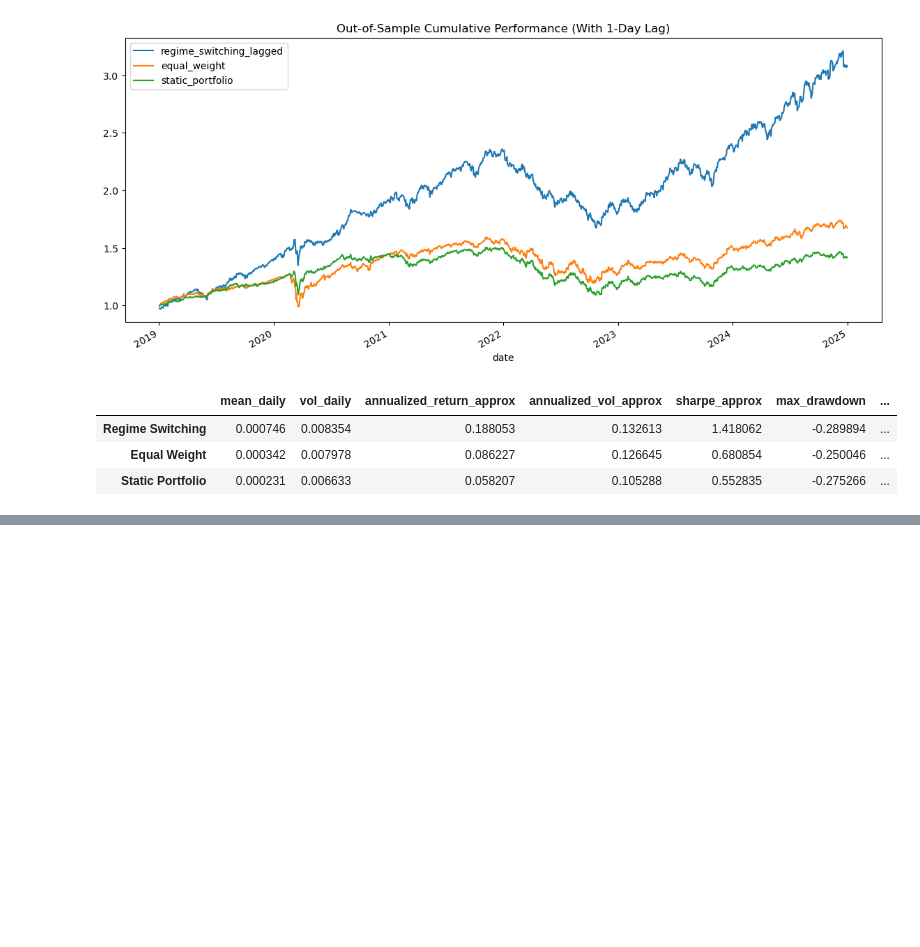
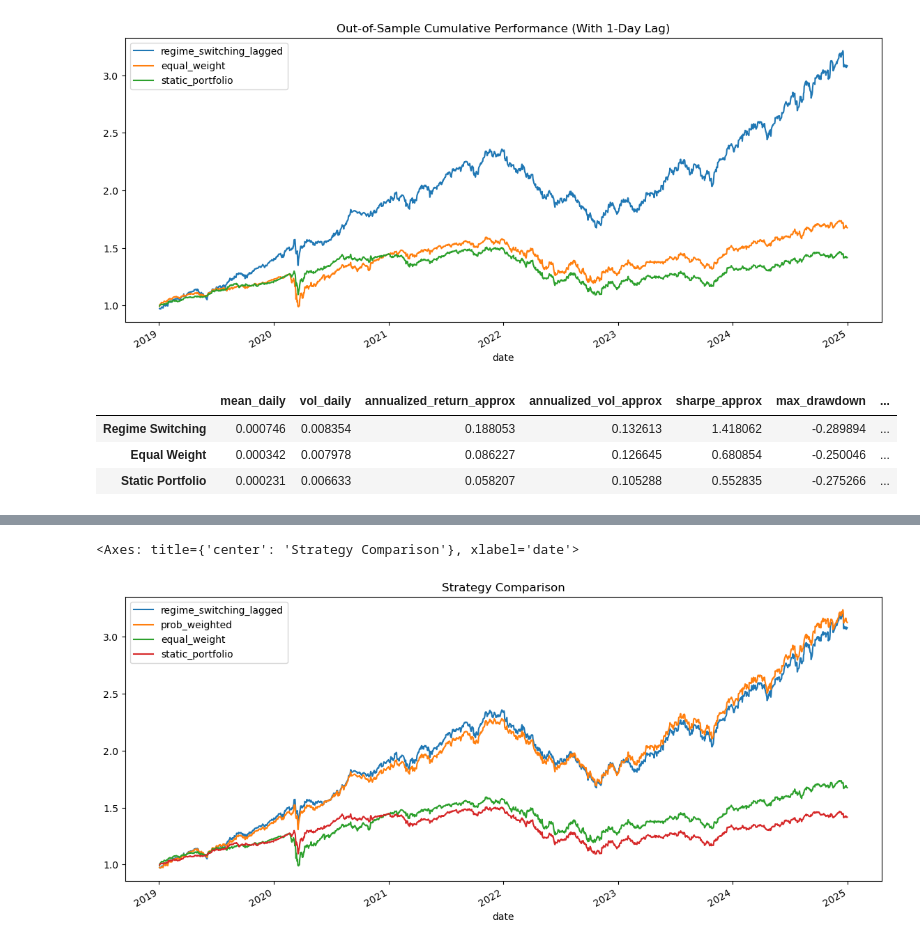
Before and after one commit to LTam2024/hmmRegimeDetect, a Jupyter notebook: regimeDetect.ipynb, the cells around one changed output, grey strips where cells are left out. Drawn from its saved outputs; the diff is of its cells as text; code cells hidden in the pictures; blank space fills up the shorter version.

Commit message:
implemented probability weighted portfolio based on regime chance detected

```diff
--- a/regimeDetect.ipynb
+++ b/regimeDetect.ipynb
@@ -613,0 +616,9 @@ performanceSummaryLagged
+# %%
+laggedProbs = outsampleState[["p_low_vol", "p_high_vol"]].shift(1).dropna()
+probRetOutLagged = outsampleRet.loc[laggedProbs.index]
+# %%
+regimeProbLagged = compute_probability_weighted_returns(probRetOutLagged, laggedProbs, inRegimeMeanVarWeights0, inRegimeMeanVarWeights1)
+regimeProbabilityWeightedLagged = regimeProbLagged["portfolio_return"].rename("prob_weighted")
+# %%
+backtestDf = pd.concat([regimeWeightedLagged, regimeProbabilityWeightedLagged, equallyWeightedLagged, staticWeightedLagged], axis=1).dropna()
+backtestDf
@@ -613,0 +640,6 @@ performanceSummaryLagged
+# %%
+cum_df = np.exp(backtestDf.cumsum())
+cum_df.plot(figsize=(14,6), title="Strategy Comparison")
+# %% [output]
+<Axes: title={'center': 'Strategy Comparison'}, xlabel='date'>
+[figure, added]
```
Also changed, not shown: parts of 4 cells of this notebook, 1 other file.
